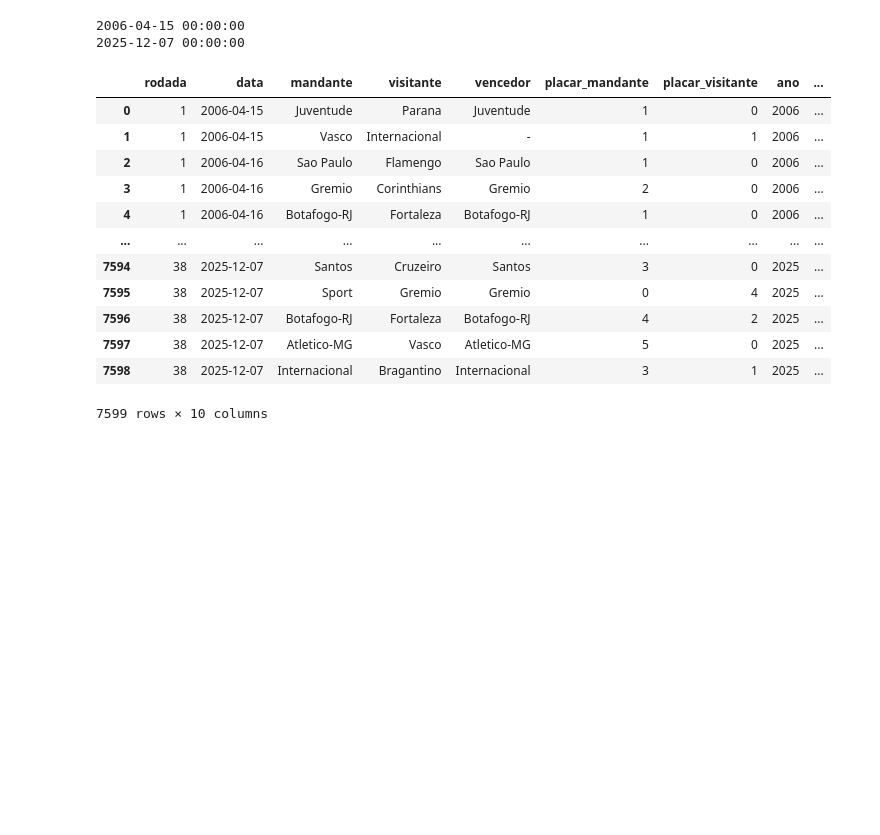
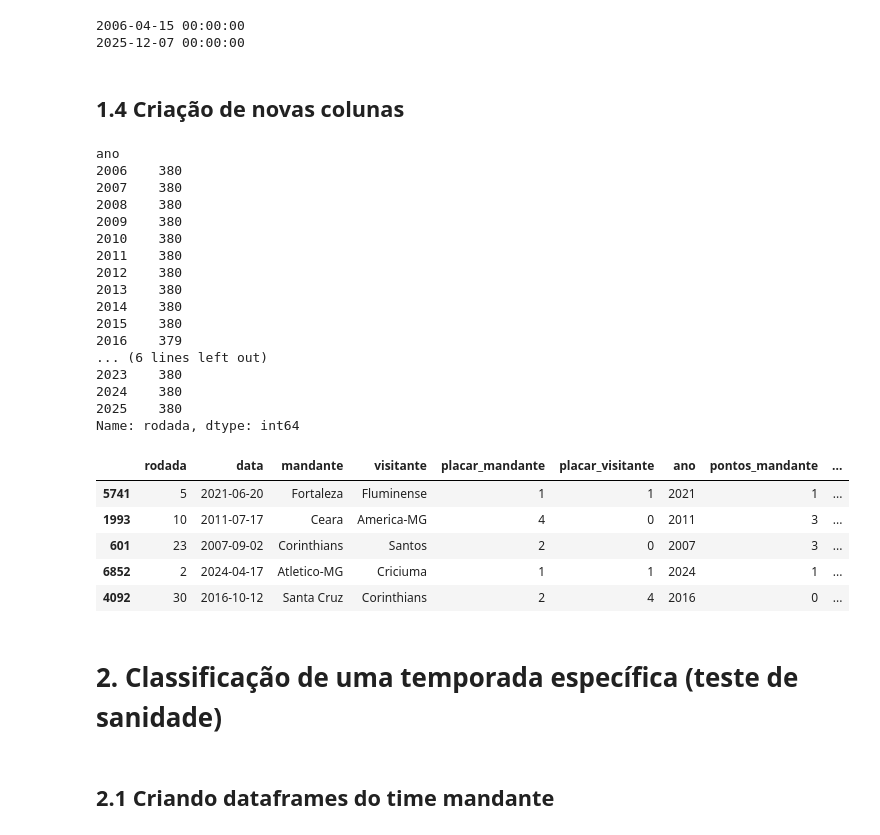
Before and after one commit to murilojusti/previsao_brasileirao, a Jupyter notebook: previsao.ipynb, the cells around one changed output. Cells and saved outputs as stored; diff of their text form; code cells hidden in the pictures; blank space fills up the shorter version.

```diff
--- a/previsao.ipynb
+++ b/previsao.ipynb
@@ -75,6 +82,6 @@ df.head()
 # %%
 # Arrumando o índice do DataFrame após o filtro
-df = df.reset_index(drop=True)
+df = df.reset_index(drop=True).sort_values(by=['data', 'rodada'], ascending=[True, True])
 # %%
 # Verificando o período de tempo dos dados
 print(df['data'].min())
@@ -82,50 +89,80 @@ print(df['data'].max())
 # %% [output]
 2006-04-15 00:00:00
 2025-12-07 00:00:00
+# %% [markdown]
+## 1.4 Criação de novas colunas
 # %%
 # Criando a coluna 'ano'
 df['ano'] = df['data'].dt.year
+# %%
+# Contando quantos jogos tiveram no ano
+df.groupby('ano')['rodada'].count()
+# %% [output]
+ano
+2006    380
+2007    380
+2008    380
+2009    380
+2010    380
+2011    380
+2012    380
+2013    380
+2014    380
+2015    380
+2016    379
+... (6 lines left out)
+2023    380
+2024    380
+2025    380
+Name: rodada, dtype: int64
 # %%
 # Condições pontuação do time mandante
-condicoes = [
+condicoes_pontuacao_mandante = [
     df['placar_mandante'] > df['placar_visitante'],
     df['placar_mandante'] == df['placar_visitante'],
     df['placar_visitante'] > df['placar_mandante']
 ]
 
 # Quantidade de pontos baseado na condição
-resultados = [3, 1, 0]
+pontuacao = [3, 1, 0]
 
 # Adição da coluna com as pontuações calculadas
-df['pontos_mandante'] = np.select(condicoes, resultados)
+df['pontos_mandante'] = np.select(condicoes_pontuacao_mandante, pontuacao)
 # %%
 # Condições pontuação do time visitante
-condicoes = [
+condicoes_pontuacao_visitante = [
     df['placar_visitante'] > df['placar_mandante'],
     df['placar_mandante'] == df['placar_visitante'],
     df['placar_mandante'] > df['placar_visitante']
 ]
 
 # Quantidade de pontos baseado na condição
-resultados = [3, 1, 0]
+pontuacao = [3, 1, 0]
 
 # Adição da coluna com as pontuações calculadas
-df['pontos_visitante'] = np.select(condicoes, resultados)
+df['pontos_visitante'] = np.select(condicoes_pontuacao_visitante, pontuacao)
+# %%
+condicoes_resultado = [
+    df['placar_mandante'] > df['placar_visitante'],
+    df['placar_mandante'] == df['placar_visitante'],
+    df['placar_mandante'] < df['placar_visitante']
+]
+
+resultados = ['M', 'E', 'V']
+
+df['resultado'] = np.select(condicoes_resultado, resultados, default='Indefinido')
 # %%
-df
+df.sample(5)
 # %% [output]
-|  | rodada | data | mandante | visitante | vencedor | placar_mandante | placar_visitante | ano | ... |
-| 0 | 1 | 2006-04-15 | Juventude | Parana | Juventude | 1 | 0 | 2006 | ... |
-| 1 | 1 | 2006-04-15 | Vasco | Internacional | - | 1 | 1 | 2006 | ... |
-| 2 | 1 | 2006-04-16 | Sao Paulo | Flamengo | Sao Paulo | 1 | 0 | 2006 | ... |
-| 3 | 1 | 2006-04-16 | Gremio | Corinthians | Gremio | 2 | 0 | 2006 | ... |
-| 4 | 1 | 2006-04-16 | Botafogo-RJ | Fortaleza | Botafogo-RJ | 1 | 0 | 2006 | ... |
-| ... | ... | ... | ... | ... | ... | ... | ... | ... | ... |
-| 7594 | 38 | 2025-12-07 | Santos | Cruzeiro | Santos | 3 | 0 | 2025 | ... |
-| 7595 | 38 | 2025-12-07 | Sport | Gremio | Gremio | 0 | 4 | 2025 | ... |
-| 7596 | 38 | 2025-12-07 | Botafogo-RJ | Fortaleza | Botafogo-RJ | 4 | 2 | 2025 | ... |
-| 7597 | 38 | 2025-12-07 | Atletico-MG | Vasco | Atletico-MG | 5 | 0 | 2025 | ... |
-| 7598 | 38 | 2025-12-07 | Internacional | Bragantino | Internacional | 3 | 1 | 2025 | ... |
+|  | rodada | data | mandante | visitante | placar_mandante | placar_visitante | ano | pontos_mandante | ... |
+| 5741 | 5 | 2021-06-20 | Fortaleza | Fluminense | 1 | 1 | 2021 | 1 | ... |
+| 1993 | 10 | 2011-07-17 | Ceara | America-MG | 4 | 0 | 2011 | 3 | ... |
+| 601 | 23 | 2007-09-02 | Corinthians | Santos | 2 | 0 | 2007 | 3 | ... |
+| 6852 | 2 | 2024-04-17 | Atletico-MG | Criciuma | 1 | 1 | 2024 | 1 | ... |
+| 4092 | 30 | 2016-10-12 | Santa Cruz | Corinthians | 2 | 4 | 2016 | 0 | ... |
-7599 rows × 10 columns
+# %% [markdown]
+# 2. Classificação de uma temporada específica (teste de sanidade)
+# %% [markdown]
+## 2.1 Criando dataframes do time mandante
 # %%
 # Criando dataframe apenas com os jogos dos times mandante
```
Also changed, not shown: parts of 24 cells of this notebook.
